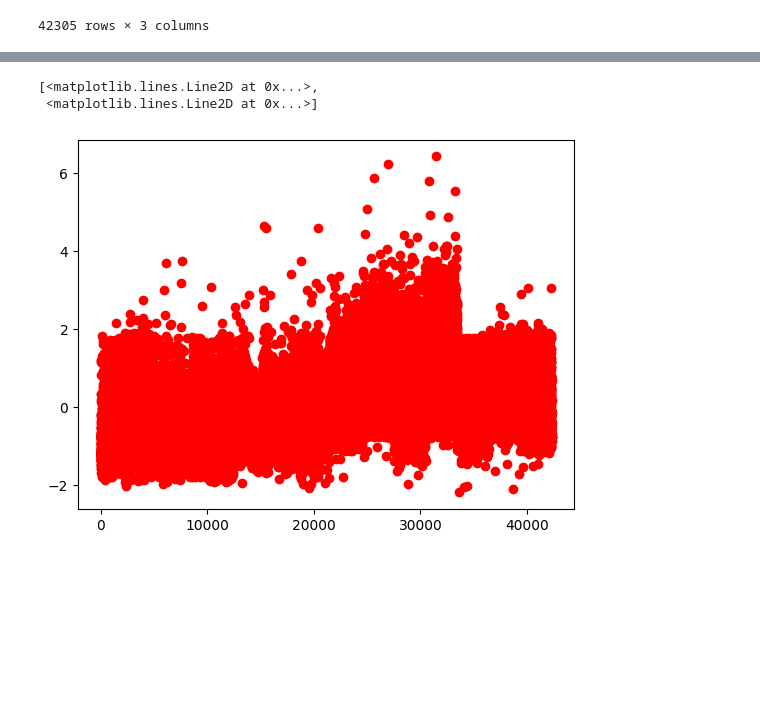
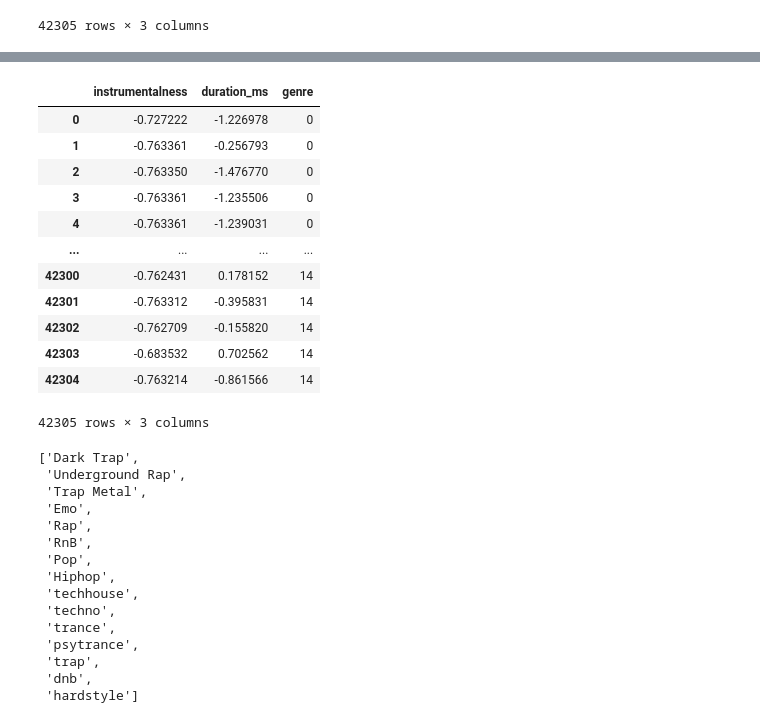
Before and after one commit to PauloOyama/Undergraduate-Final-Project, a Jupyter notebook: Music_DataSet/music.ipynb, the cells around one changed output, grey strips where cells are left out. Saved outputs shown, nothing was run; the diff lists cells and outputs as text; code cells hidden in the pictures; blank space fills up the shorter version.

```diff
--- a/Music_DataSet/music.ipynb
+++ b/Music_DataSet/music.ipynb
@@ -119,8 +123,0 @@ Length: 126915, dtype: object
-# %%
-import matplotlib.pyplot as plt
-
-plt.plot(normalized_df, 'ro')
-# %% [output]
-[<matplotlib.lines.Line2D at 0x...>,
- <matplotlib.lines.Line2D at 0x...>]
-[figure, removed]
@@ -126,0 +130,34 @@ plt.plot(normalized_df, 'ro')
+# %%
+b
+# %% [output]
+|  | instrumentalness | duration_ms | genre |
+| 0 | -0.727222 | -1.226978 | 0 |
+| 1 | -0.763361 | -0.256793 | 0 |
+| 2 | -0.763350 | -1.476770 | 0 |
+| 3 | -0.763361 | -1.235506 | 0 |
+| 4 | -0.763361 | -1.239031 | 0 |
+| ... | ... | ... | ... |
+| 42300 | -0.762431 | 0.178152 | 14 |
+| 42301 | -0.763312 | -0.395831 | 14 |
+| 42302 | -0.762709 | -0.155820 | 14 |
+| 42303 | -0.683532 | 0.702562 | 14 |
+| 42304 | -0.763214 | -0.861566 | 14 |
+42305 rows × 3 columns
+# %%
+list(df["genre"].unique())
+# %% [output]
+['Dark Trap',
+ 'Underground Rap',
+ 'Trap Metal',
+ 'Emo',
+ 'Rap',
+ 'RnB',
+ 'Pop',
+ 'Hiphop',
+ 'techhouse',
+ 'techno',
+ 'trance',
+ 'psytrance',
+ 'trap',
+ 'dnb',
+ 'hardstyle']
```
Also changed, not shown: parts of 8 cells of this notebook.
